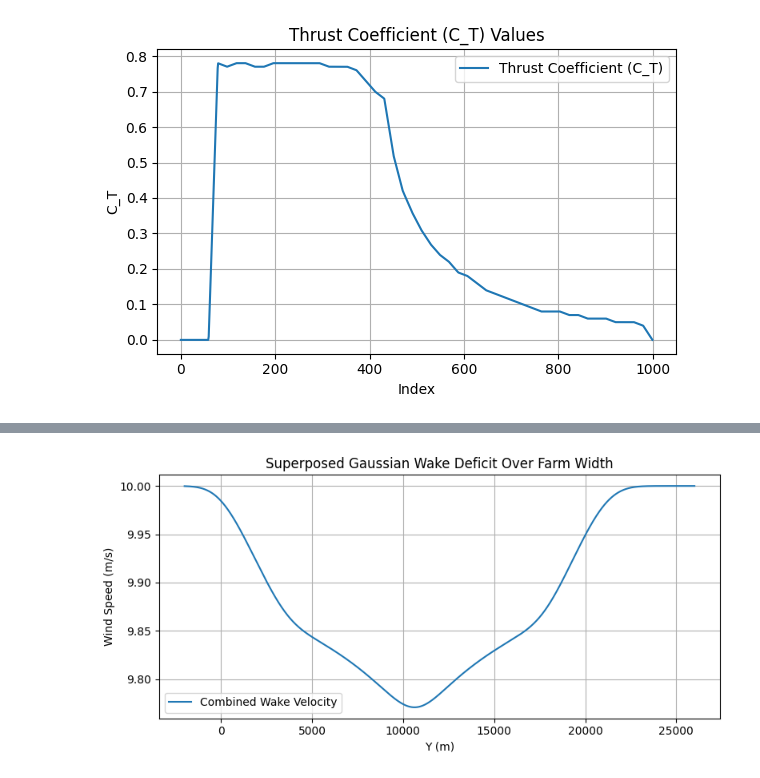
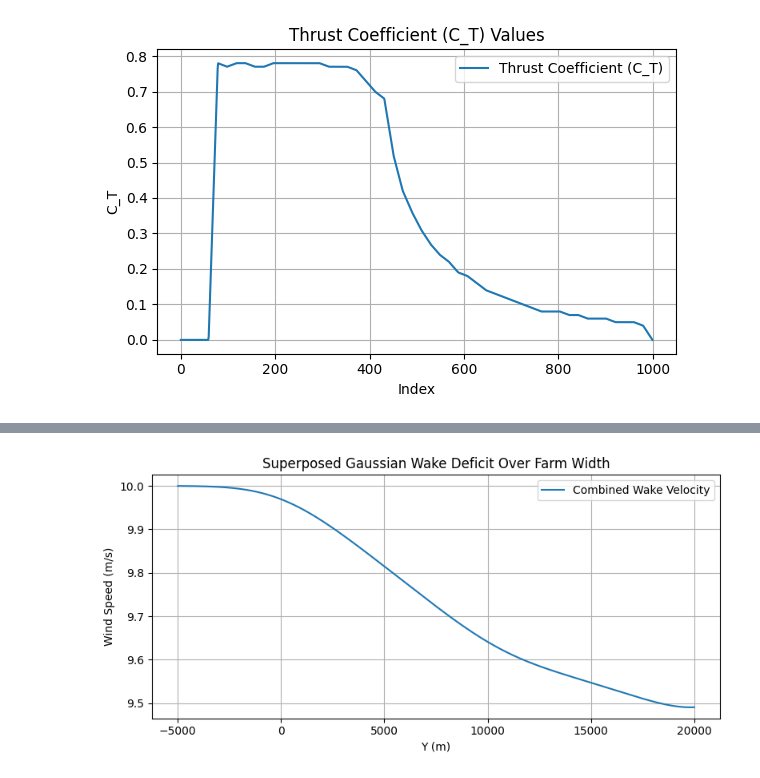
Before and after one commit to marcinsadowy/WTABL, a Jupyter notebook: ArbitraryLayouts/ArbitraryTDMctVar.ipynb, the cells around one changed output, grey strips where cells are left out. Drawn from its saved outputs; the diff is of its cells as text; code cells hidden in the pictures.

```diff
--- a/ArbitraryLayouts/ArbitraryTDMctVar.ipynb
+++ b/ArbitraryLayouts/ArbitraryTDMctVar.ipynb
@@ -138,14 +138,14 @@ def create_wind_farm_mask(corner_points, resolution=10, mirror_axis=0, recovery_
 
 # --- Define park shape ---
 #corner_points = [(0, 0), (200, 0), (200, 100),(150, 100), (150, 50), (50, 50), (50, 100),(0, 100)]
-#corner_points = [(0, 0), (300, 0), (300, 150), (0, 150)] # Rectangle
+corner_points = [(0, 0), (300, 0), (300, 150), (0, 150)] # Rectangle
 #corner_points = [(0, 0), (300, 0), (300, 100), (200, 100), (200, 50), (100, 50), (100, 100), (0, 100)] # U-shape
-corner_points = [(0, 0), (150, 0), (150, 50), (50, 50), (50, 150), (0, 150)] # L-shape
+#corner_points = [(0, 0), (150, 0), (150, 50), (50, 50), (50, 150), (0, 150)] # L-shape
 #corner_points = [(0, 0), (200, 0), (200, 50), (125, 50), (125, 100), (200, 100), (200, 150), (0, 150), (0, 100), (75, 100), (75, 50), (0, 50)] # Hourglass
 corner_points = [(x * 100, y * 100) for x, y in corner_points]
 rotation_degrees = theta_deg
 mirror_axis = 'x'
-recovery_x_end = 8000  # set recovery limit
+recovery_x_end = 20000  # set recovery limit
 
 # Generate mask
 mask_2d, x_range, y_range = create_wind_farm_mask(
@@ -361,7 +361,7 @@ while i < len(results) - 1:
         # ----------------------- ITERATIVT LOOP ------------------------
 
         x, uw = calculate_wind_speed(x_1, x_2, x_3, z_H, D, C_T, s_x*D, s_y*D)
-        x_x, uw_x, ct_var = calculate_wind_speed_iterative(x_1, x_2, x_3, z_H, D, s_x*D, s_y*D, uw)
+        #x_x, uw_x, ct_var = calculate_wind_speed_iterative(x_1, x_2, x_3, z_H, D, s_x*D, s_y*D, uw)
 
         """
         plt.figure(figsize=(6, 3))
@@ -430,7 +432,7 @@ k_w = 0.05
 # Recovery length has  to be variable for each y-row
 
 # Common lateral array across farm width
-y = np.linspace(-2000, 26000, 28000)
+y = np.linspace(-5000, 20000, 25000)
 
 # Initialize total deficit array
 total_deficit = np.zeros_like(y)
@@ -466,31 +468,31 @@ U_C = np.mean(u_ci_array)
 U_S_array = []
 
 for i in range(len(final_velocity_profile)):
     weight = u_ci_array[i] / U_C
     vel = weight * u_si_array[i][:]
     U_S_array.append(U_inf/len(final_velocity_data) - vel)
 
 for i in range(len(final_velocity_profile)):
     total_deficit += U_S_array[i]
 
 final_waked_velocity_1 = total_deficit
 
 plt.figure(figsize=(8, 4))
 #plt.plot(y, u_w_combined, label='Combined Wake Velocity')
 plt.plot(y, final_waked_velocity_1, label='Combined Wake Velocity')
 plt.xlabel('Y (m)')
 plt.ylabel('Wind Speed (m/s)')
 plt.title('Superposed Gaussian Wake Deficit Over Farm Width')
 plt.legend()
 plt.grid(True)
 
 # Turn off scientific notation for both axes
 ax = plt.gca()
 ax.xaxis.set_major_formatter(mticker.ScalarFormatter(useMathText=False))
 ax.yaxis.set_major_formatter(mticker.ScalarFormatter(useMathText=False))
 ax.ticklabel_format(useOffset=False, style='plain')
 
 plt.tight_layout()
 plt.show()
 # %% [output]
-[figure, old version]
+[figure, new version]
```
Also changed, not shown: parts of 2 cells of this notebook, 5 other files.
